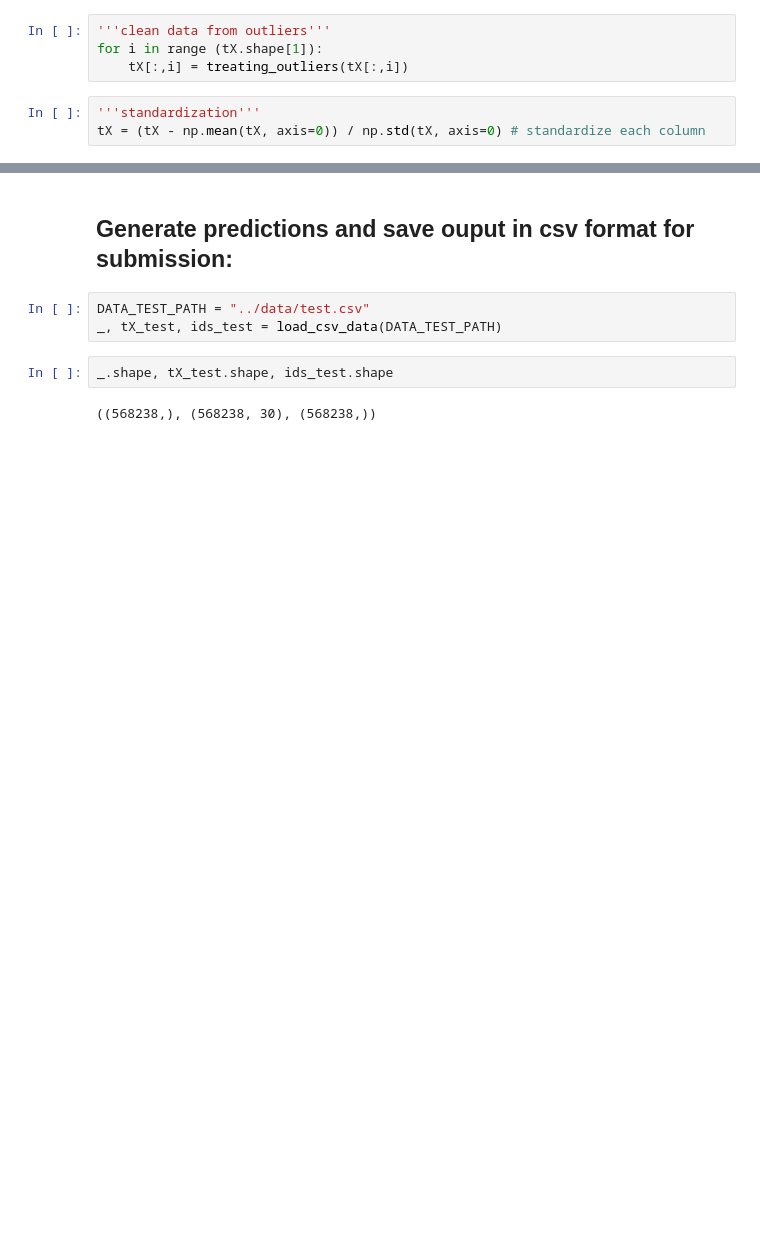
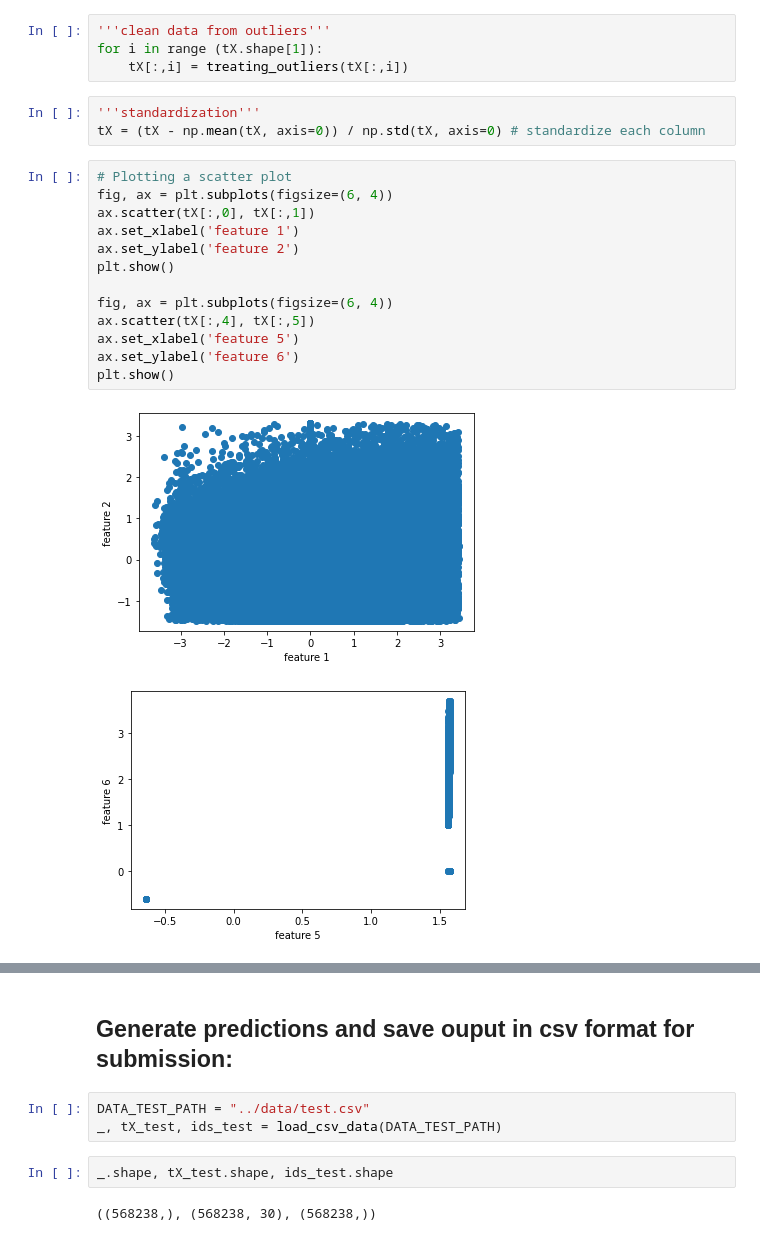
Before and after one commit to gaspardvilla/ML-Project, a Jupyter notebook: Project 1/scripts/project1.ipynb, the cells around one changed output, grey strips where cells are left out. Drawn from its saved outputs; the diff is of its cells as text; blank space fills up the shorter version.

```diff
--- a/Project 1/scripts/project1.ipynb
+++ b/Project 1/scripts/project1.ipynb
@@ -55,6 +103,22 @@ for i in range (tX.shape[1]):
 # %%
 '''standardization'''
 tX = (tX - np.mean(tX, axis=0)) / np.std(tX, axis=0) # standardize each column
+# %%
+# Plotting a scatter plot
+fig, ax = plt.subplots(figsize=(6, 4))
+ax.scatter(tX[:,0], tX[:,1])
+ax.set_xlabel('feature 1')
+ax.set_ylabel('feature 2')
+plt.show()
+
+fig, ax = plt.subplots(figsize=(6, 4))
+ax.scatter(tX[:,4], tX[:,5])
+ax.set_xlabel('feature 5')
+ax.set_ylabel('feature 6')
+plt.show()
+# %% [output]
+[figure, added]
+[figure, added]
 # %%
 '''correlation matrix'''
 C = np.corrcoef(tX.T) # correlation coefficient between features
```
Also changed, not shown: parts of 19 cells of this notebook, 1 other file.
